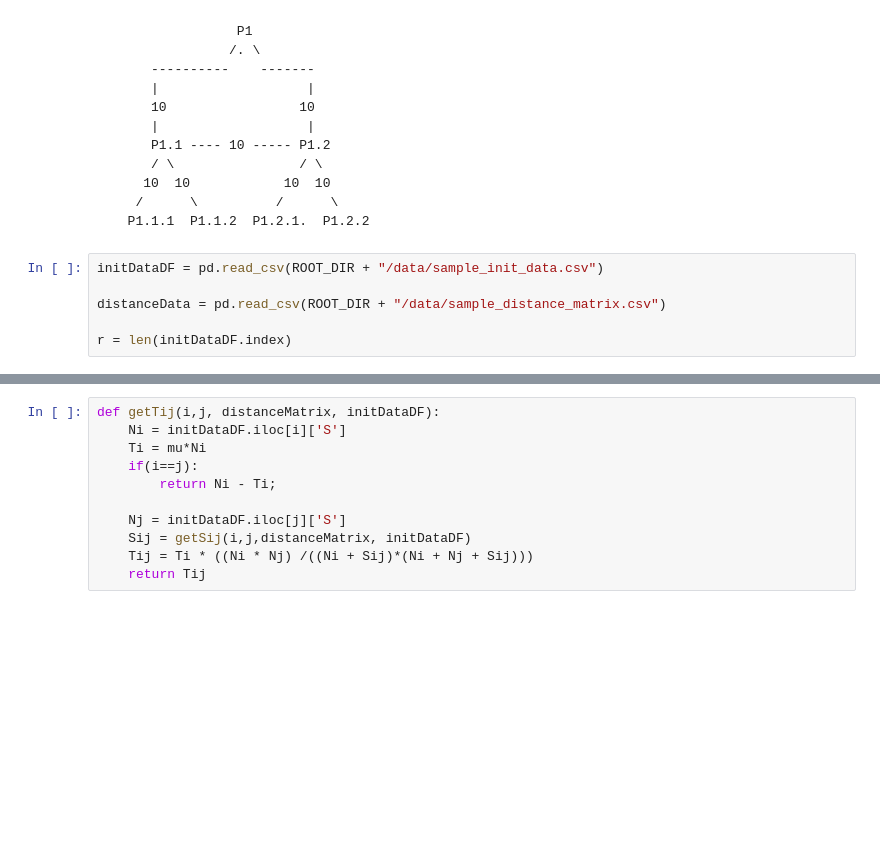
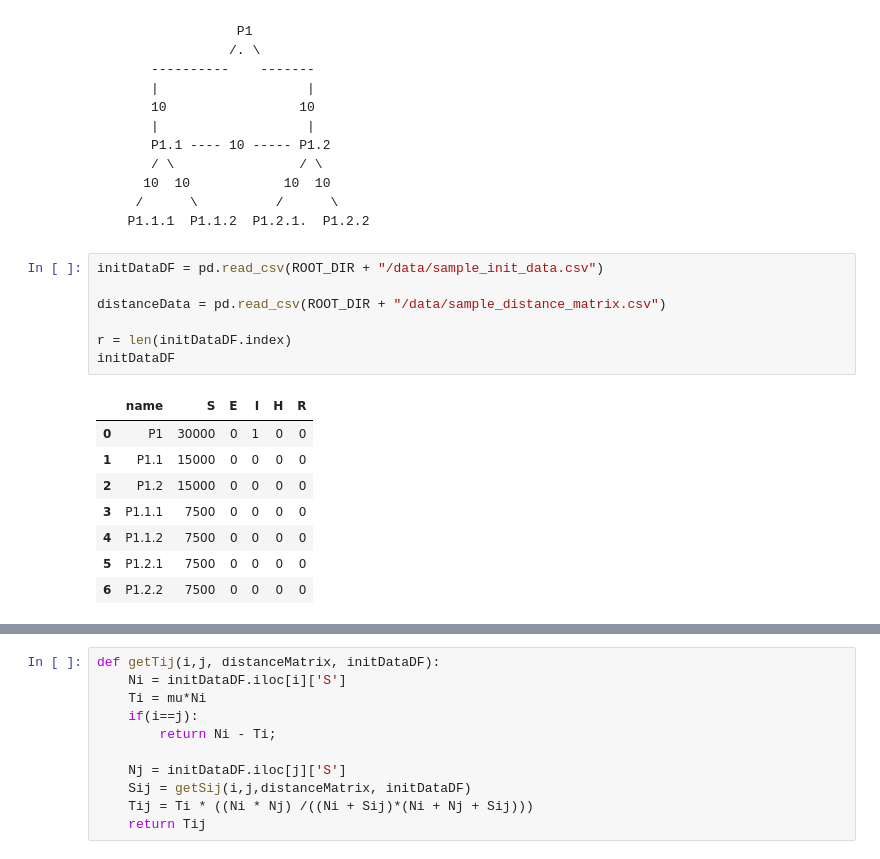
Before and after one commit to srhariha/SpatioTemporalSEIR, a Jupyter notebook: src/TMatrixComputation.ipynb, the cells around one changed output, grey strips where cells are left out. Drawn from its saved outputs; the diff is of its cells as text; blank space fills up the shorter version.

```diff
--- a/src/cMatrixComputation.ipynb
+++ b/src/TMatrixComputation.ipynb
@@ -21,9 +21,19 @@ mu = 0.01
 # %%
 initDataDF = pd.read_csv(ROOT_DIR + "/data/sample_init_data.csv")
 
 distanceData = pd.read_csv(ROOT_DIR + "/data/sample_distance_matrix.csv")
 
 r = len(initDataDF.index)
+initDataDF
+# %% [output]
+|  | name | S | E | I | H | R |
+| 0 | P1 | 30000 | 0 | 1 | 0 | 0 |
+| 1 | P1.1 | 15000 | 0 | 0 | 0 | 0 |
+| 2 | P1.2 | 15000 | 0 | 0 | 0 | 0 |
+| 3 | P1.1.1 | 7500 | 0 | 0 | 0 | 0 |
+| 4 | P1.1.2 | 7500 | 0 | 0 | 0 | 0 |
+| 5 | P1.2.1 | 7500 | 0 | 0 | 0 | 0 |
+| 6 | P1.2.2 | 7500 | 0 | 0 | 0 | 0 |
 # %%
 distanceMatrix = distanceData['value'].to_numpy().reshape(r,r)
 distanceMatrix
```
Also changed, not shown: parts of 4 cells of this notebook, 1 other file.
